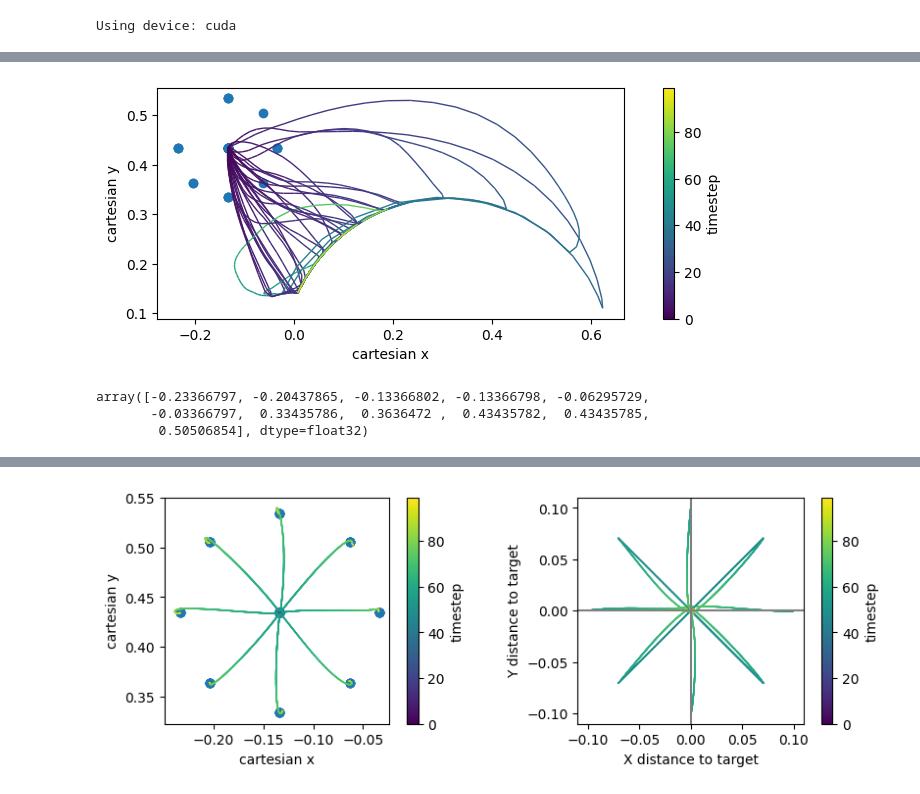
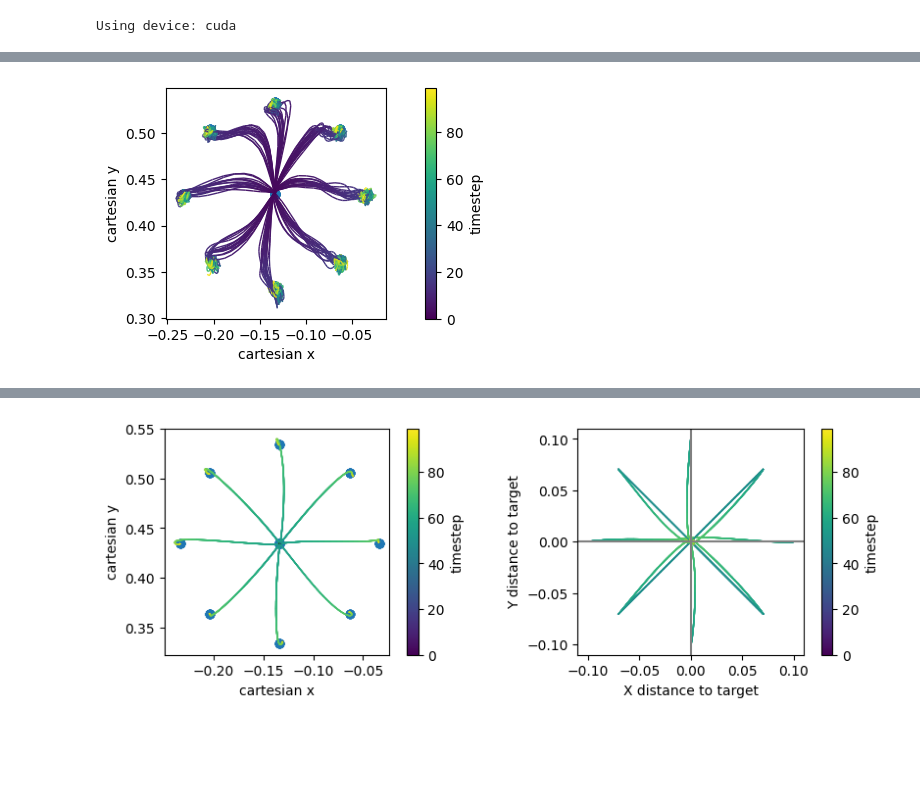
Before and after one commit to clmnlab/MotorNet, a Jupyter notebook: test.ipynb, the cells around one changed output, grey strips where cells are left out. Cells and saved outputs as stored; diff of their text form; code cells hidden in the pictures; blank space fills up the shorter version.

```diff
--- a/test.ipynb
+++ b/test.ipynb
@@ -119,22 +121,21 @@ cost_muscle_derivative = th.mean(th.square(muscle_force_derivative), dim=2).sque
 # %%
 ## Test the agent
 device = 'cpu' # test model on CPU
 env_gym = CentreOutFFGym(effector=effector, **env_params)
 
 agent = GRUPPOAgent(env)
-agent.load('./results/gruppo_agent7/agent_epi4000.pth')
-agent.load('./results/gruppo_agent8/agent_epi700.pth')
-data = run_rollout(env_gym, agent, batch_size = 32, condition='test',ff_coefficient = 0.)
+# agent.load('./results/gruppo_agent7/agent_epi4000.pth')
+# agent.load('./results/gruppo_agent8/agent_epi1800.pth')
+agent.load('./results/gruppo_agent9/agent_epi20000.pth')
+
+data = run_rollout(env_gym, agent, batch_size = 128, condition='test',ff_coefficient = 0.)
+
+
+
 
 xy = data['xy'].detach().cpu().numpy()
 tg = data['tg'].detach().cpu().numpy()
 # fg, ax = plt.subplots(nrows=1,ncols=1)
 plot_simulations2(xy, tg)
 # %% [output]
-[figure, old version]
+[figure, new version]
-# %%
-np.unique(tg)
-# %% [output]
-array([-0.23366797, -0.20437865, -0.13366802, -0.13366798, -0.06295729,
-       -0.03366797,  0.33435786,  0.3636472 ,  0.43435782,  0.43435785,
-        0.50506854], dtype=float32)
```
Also changed, not shown: parts of 15 cells of this notebook.
